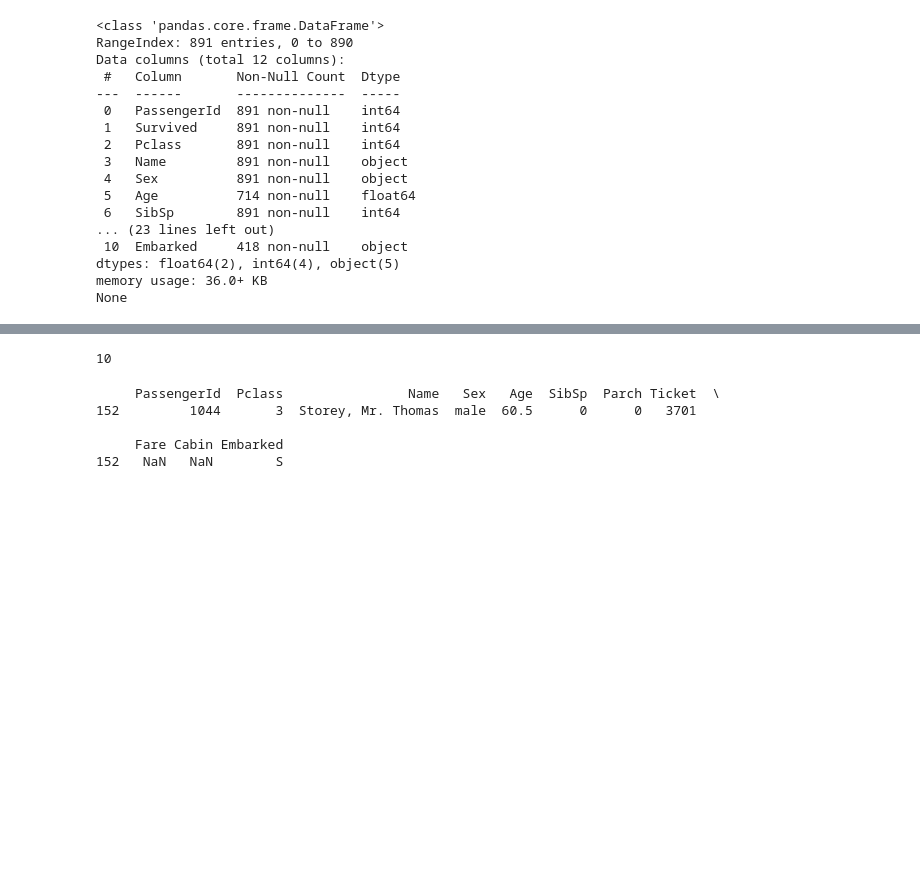
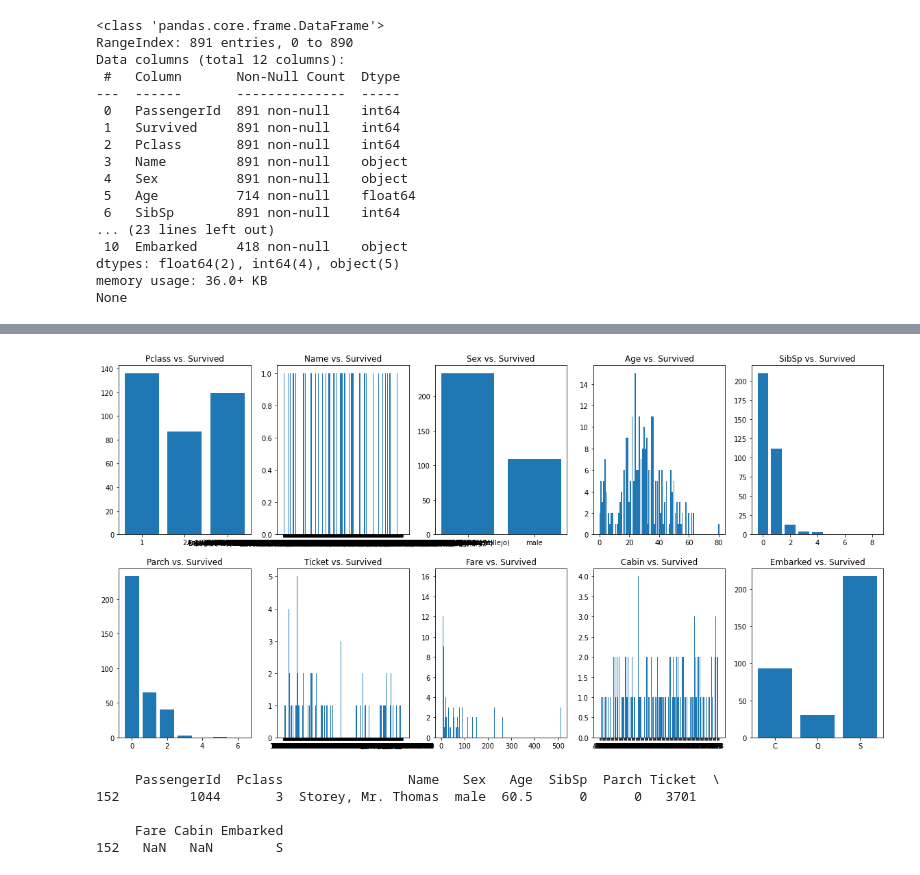
Before and after one commit to Frankensosege/Tatanic-Competition, a Jupyter notebook: Titanic_Competition.ipynb, the cells around one changed output, grey strips where cells are left out. Saved outputs shown, nothing was run; the diff lists cells and outputs as text; code cells hidden in the pictures; blank space fills up the shorter version.

```diff
--- a/Titanic_Competition.ipynb
+++ b/Titanic_Competition.ipynb
@@ -16,12 +16,9 @@ import numpy as np
 import pandas as pd
 import random
 # %%
-train_pri_df = pd.read_csv("./train.csv")
+train_df = pd.read_csv("./train.csv")
 test_df = pd.read_csv("./test.csv")
-train_target = train_pri_df['Survived']
-
-titanic_all = pd.concat([train_pri_df, test_df])
-print(train_pri_df.info())
+print(train_df.info())
 print(test_df.info())
 # %% [output]
 <class 'pandas.core.frame.DataFrame'>
@@ -44,16 +73,21 @@ None
 # %%
 clos  = test_df.columns
-
 fig = plt.figure(figsize=(20, 10))
-print(len(clos))
 
 axe = []
 idx = 0
 
+# To draw each columns data divide grphical area to 2 by 5, group by each columns and sum 'Suvived' column
 for col in clos:
-  axe[idx] = fig.add_subplot(2, 5, idx + 1)
+  if col == 'PassengerId':
+    continue
+  grouped = train_df[[col, 'Survived']].groupby([col]).agg('sum')
+  axe.append(fig.add_subplot(2, 5, idx + 1))
+  axe[idx].bar(grouped.index.to_list(), grouped['Survived'])
+  axe[idx].set_title(col + ' vs. Survived')
+  idx += 1
 # %% [output]
-10
+[figure, added]
 # %%
 mask = test_df['Fare'].isnull()
 
```
Also changed, not shown: parts of 2 cells of this notebook.
